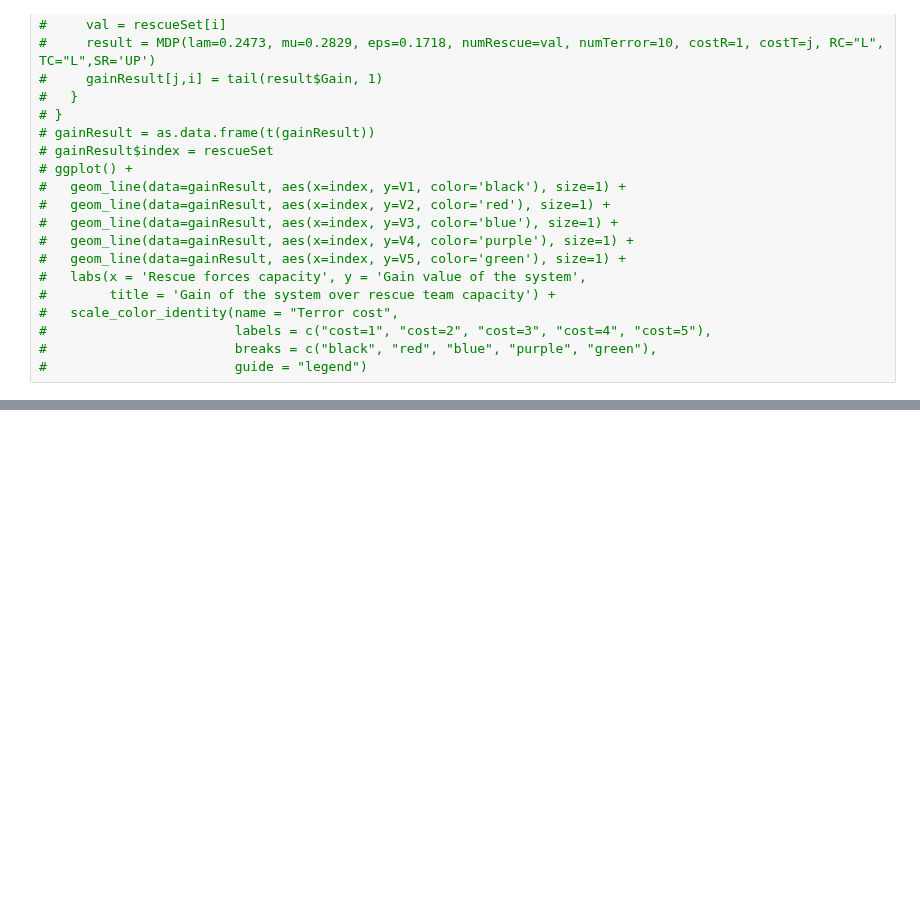
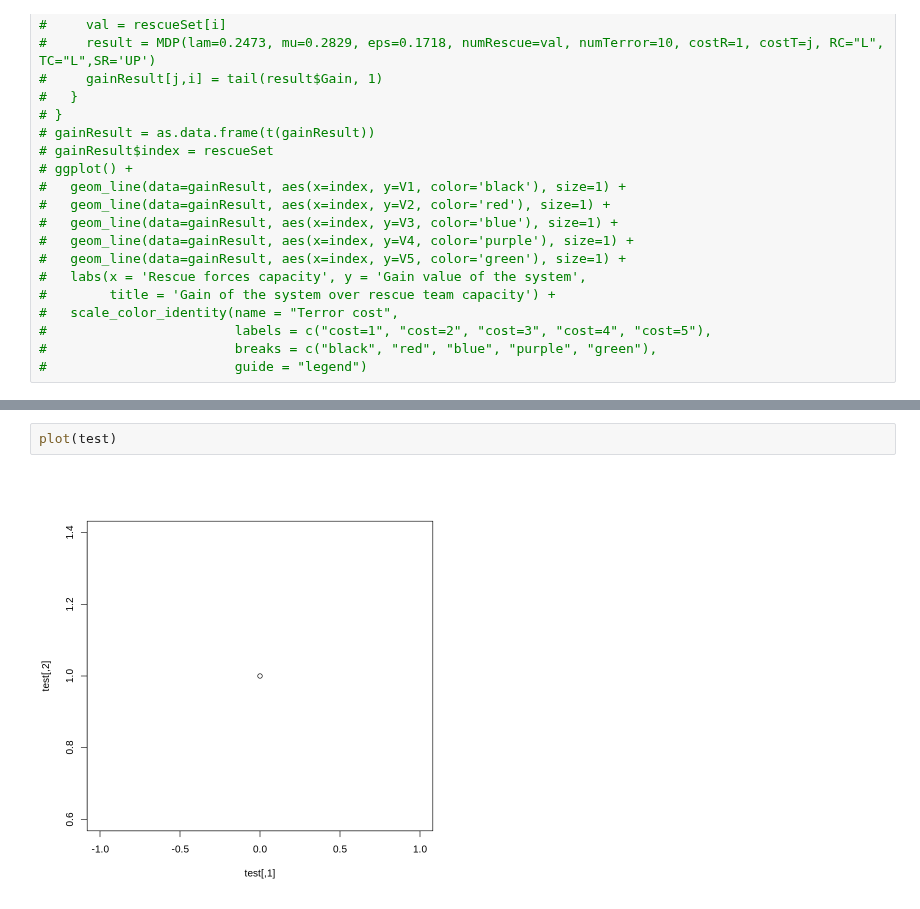
Before and after one commit to IshtiSikder/Optimal-allocation-of-rescue-teams-for-hostage-situations, a Jupyter notebook: R_for_MDP_(NEW).ipynb, the cells around one changed output, grey strips where cells are left out. Drawn from its saved outputs; the diff is of its cells as text; blank space fills up the shorter version.

```diff
--- a/R_for_MDP_(NEW).ipynb
+++ b/R_for_MDP_(NEW).ipynb
@@ -354,0 +367,4 @@ Decision        7        8        9        10
+# %%
+plot(test)
+# %% [output]
+[figure, added]
```
Also changed, not shown: parts of 6 cells of this notebook.
